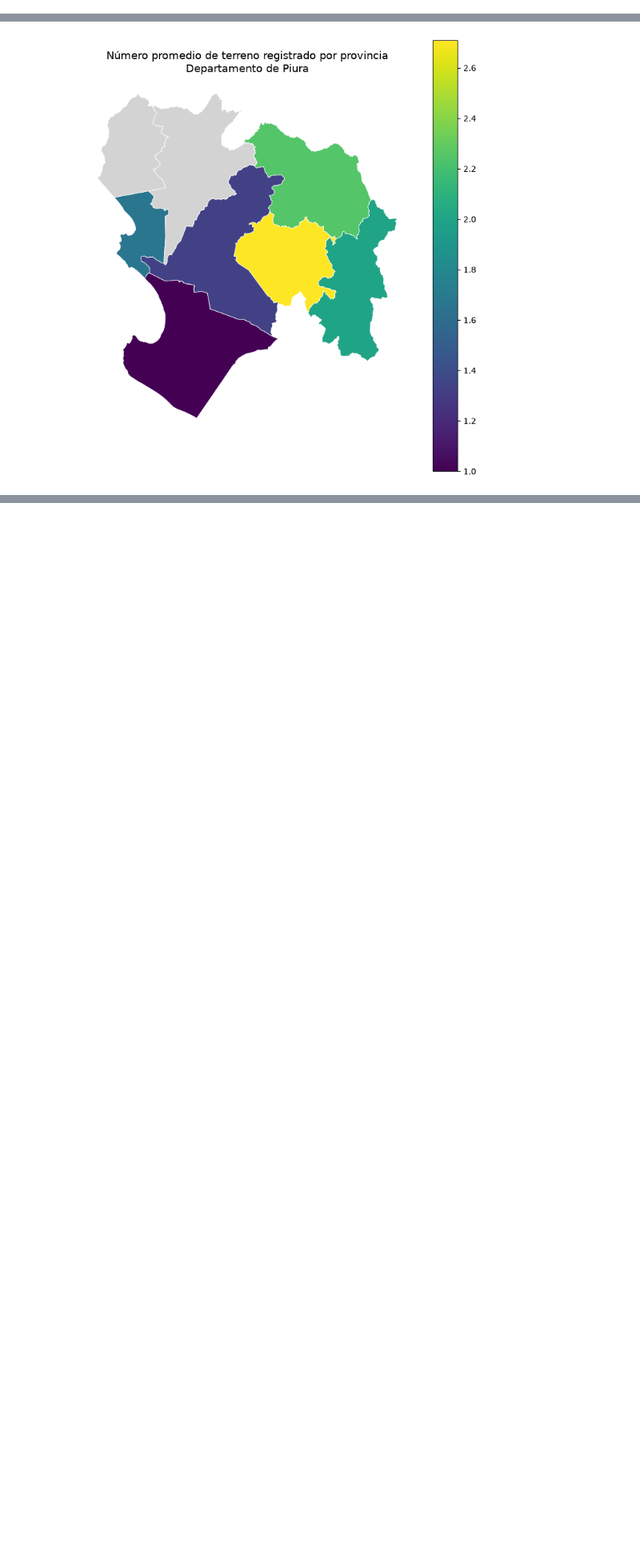
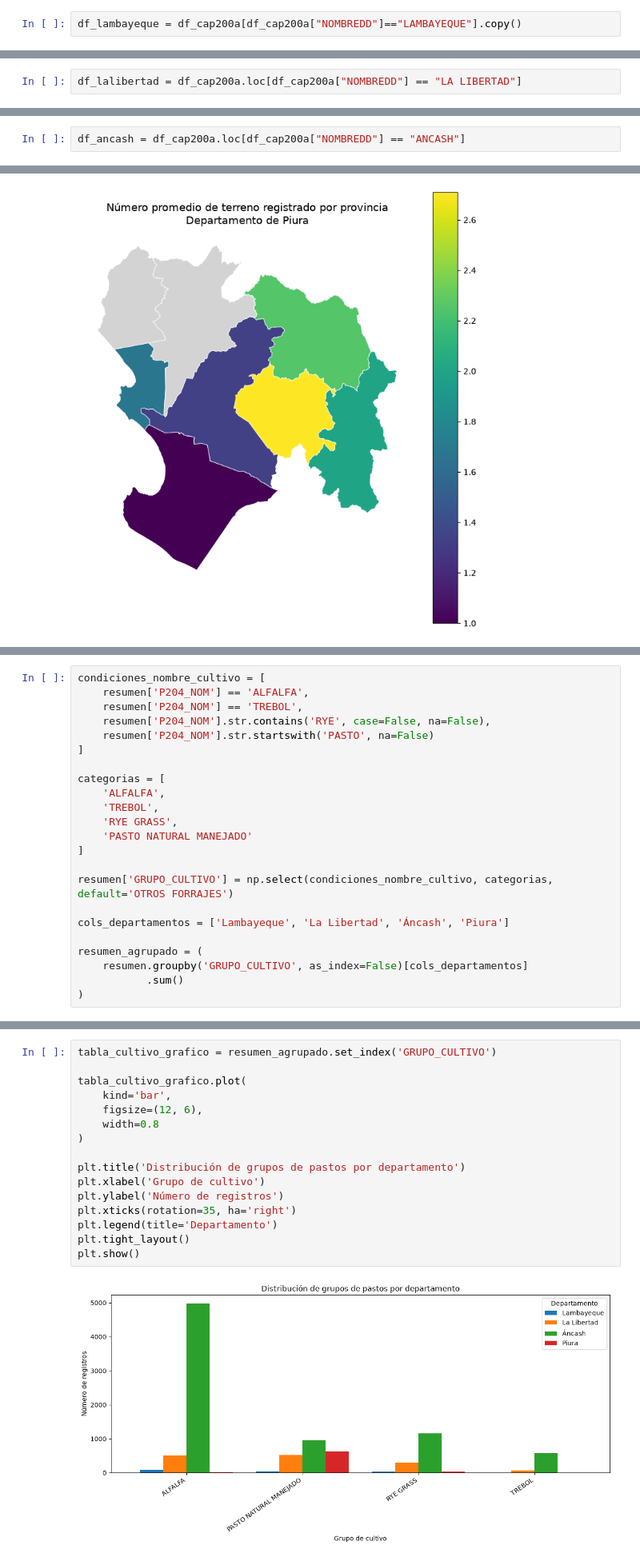
Before and after one commit to matiasrg/Proyecto-PCDA, a Jupyter notebook: scripts/01_CAP200A.ipynb, the cells around one changed output, grey strips where cells are left out. Shown at 80% size. Cells and saved outputs as stored; diff of their text form; blank space fills up the shorter version.

Commit message:
Análisis de todos los departamentos con su tiempo de duracion de cultivo

```diff
--- a/scripts/01_CAP200A.ipynb
+++ b/scripts/01_CAP200A.ipynb
@@ -24,0 +37,2 @@ provincias_peru = gpd.read_file(ruta_provinvial)
+# %%
+df_lambayeque = df_cap200a[df_cap200a["NOMBREDD"]=="LAMBAYEQUE"].copy()
@@ -24,0 +78,2 @@ provincias_peru = gpd.read_file(ruta_provinvial)
+# %%
+df_lalibertad = df_cap200a.loc[df_cap200a["NOMBREDD"] == "LA LIBERTAD"]
@@ -24,0 +121,2 @@ provincias_peru = gpd.read_file(ruta_provinvial)
+# %%
+df_ancash = df_cap200a.loc[df_cap200a["NOMBREDD"] == "ANCASH"]
@@ -378,0 +559,23 @@ plt.show()
+# %%
+condiciones_nombre_cultivo = [
+    resumen['P204_NOM'] == 'ALFALFA',
+    resumen['P204_NOM'] == 'TREBOL',
+    resumen['P204_NOM'].str.contains('RYE', case=False, na=False),
+    resumen['P204_NOM'].str.startswith('PASTO', na=False)
+]
+
+categorias = [
+    'ALFALFA',
+    'TREBOL',
+    'RYE GRASS',
+    'PASTO NATURAL MANEJADO'
+]
+
+resumen['GRUPO_CULTIVO'] = np.select(condiciones_nombre_cultivo, categorias, default='OTROS FORRAJES')
+
+cols_departamentos = ['Lambayeque', 'La Libertad', 'Áncash', 'Piura']
+
+resumen_agrupado = (
+    resumen.groupby('GRUPO_CULTIVO', as_index=False)[cols_departamentos]
+           .sum()
+)
@@ -378,0 +590,18 @@ plt.show()
+# %%
+tabla_cultivo_grafico = resumen_agrupado.set_index('GRUPO_CULTIVO')
+
+tabla_cultivo_grafico.plot(
+    kind='bar',
+    figsize=(12, 6),
+    width=0.8
+)
+
+plt.title('Distribución de grupos de pastos por departamento')
+plt.xlabel('Grupo de cultivo')
+plt.ylabel('Número de registros')
+plt.xticks(rotation=35, ha='right')
+plt.legend(title='Departamento')
+plt.tight_layout()
+plt.show()
+# %% [output]
+[figure, added]
```
Also changed, not shown: parts of 26 cells of this notebook, 2 other files.
